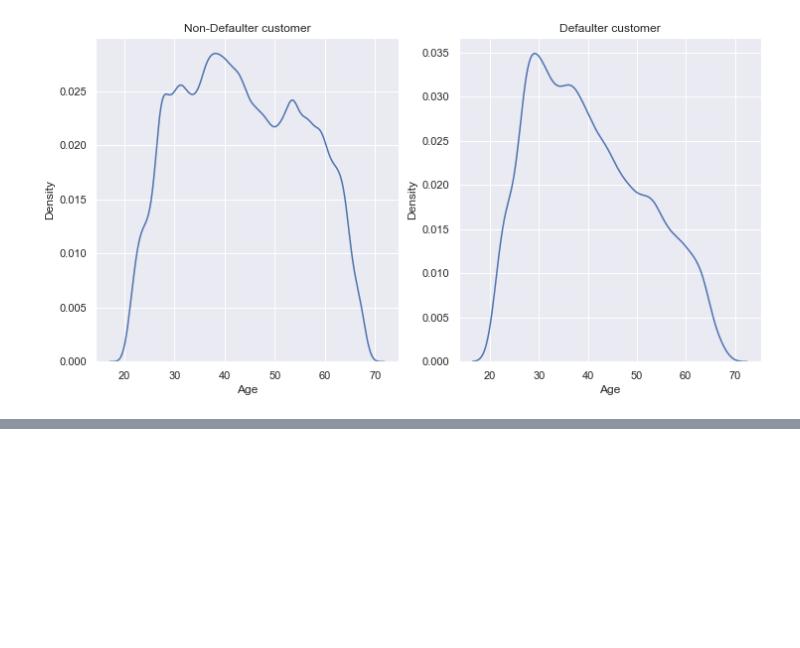
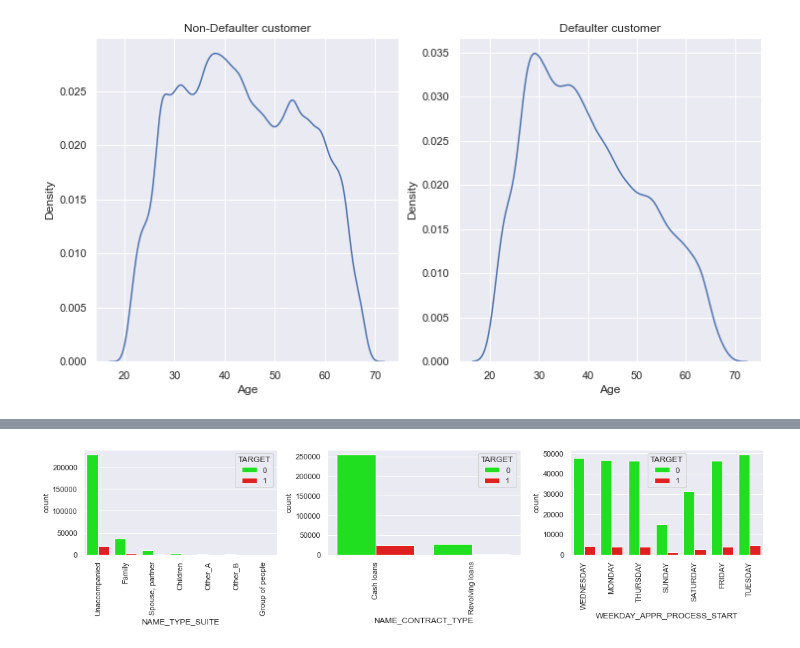
Before and after one commit to vivekkum-ar/Credit-appraisal-Banking-EDA, a Jupyter notebook: Bank Credit Appraisal EDA.ipynb, the cells around one changed output, grey strips where cells are left out. Cells and saved outputs as stored; diff of their text form; code cells hidden in the pictures; blank space fills up the shorter version.

```diff
--- a/Bank Credit Appraisal EDA.ipynb
+++ b/Bank Credit Appraisal EDA.ipynb
@@ -940,0 +925,10 @@ plt.show()
+# %%
+fig=plt.subplots(figsize=(15, 10))
+for i, j in enumerate(['NAME_TYPE_SUITE', 'NAME_CONTRACT_TYPE', 'WEEKDAY_APPR_PROCESS_START']):
+    plt.subplot(3, 3, i+1)
+    plt.subplots_adjust(hspace = 1.0)
+    sns.countplot(df_curr_application[j], hue=df_curr_application["TARGET"], palette=['#00ff00',"#ff0000"])
+    plt.xticks(rotation=90)
+    plt.tight_layout()
+# %% [output]
+[figure, added]
```
Also changed, not shown: parts of 11 cells of this notebook.
